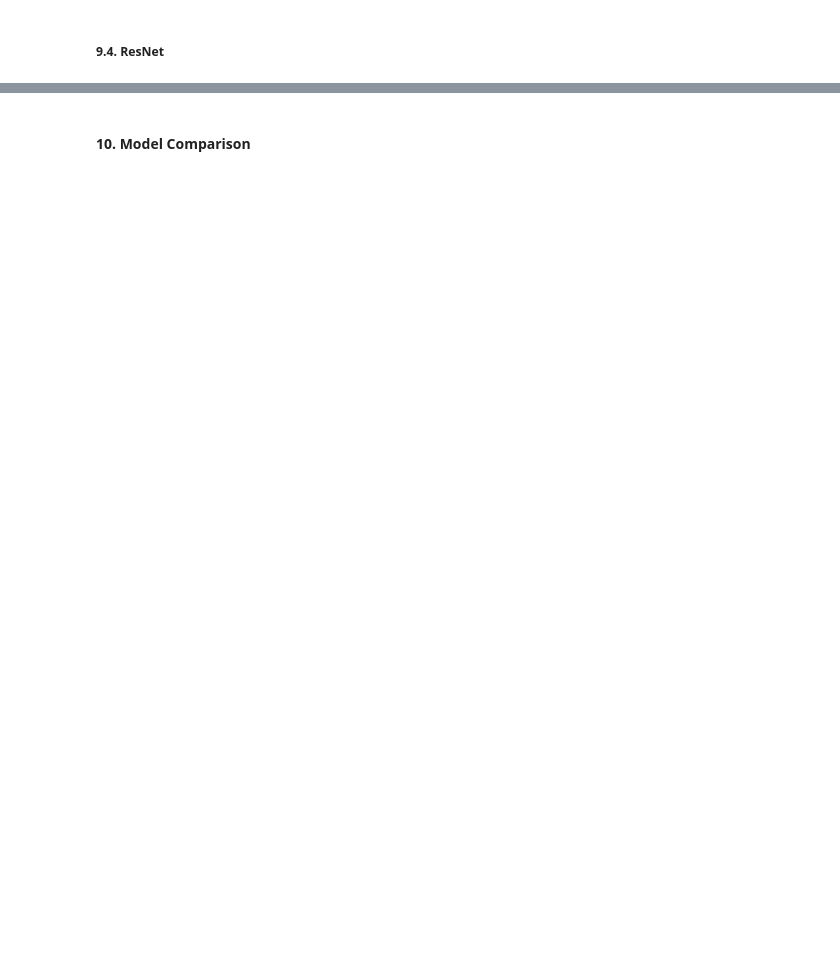
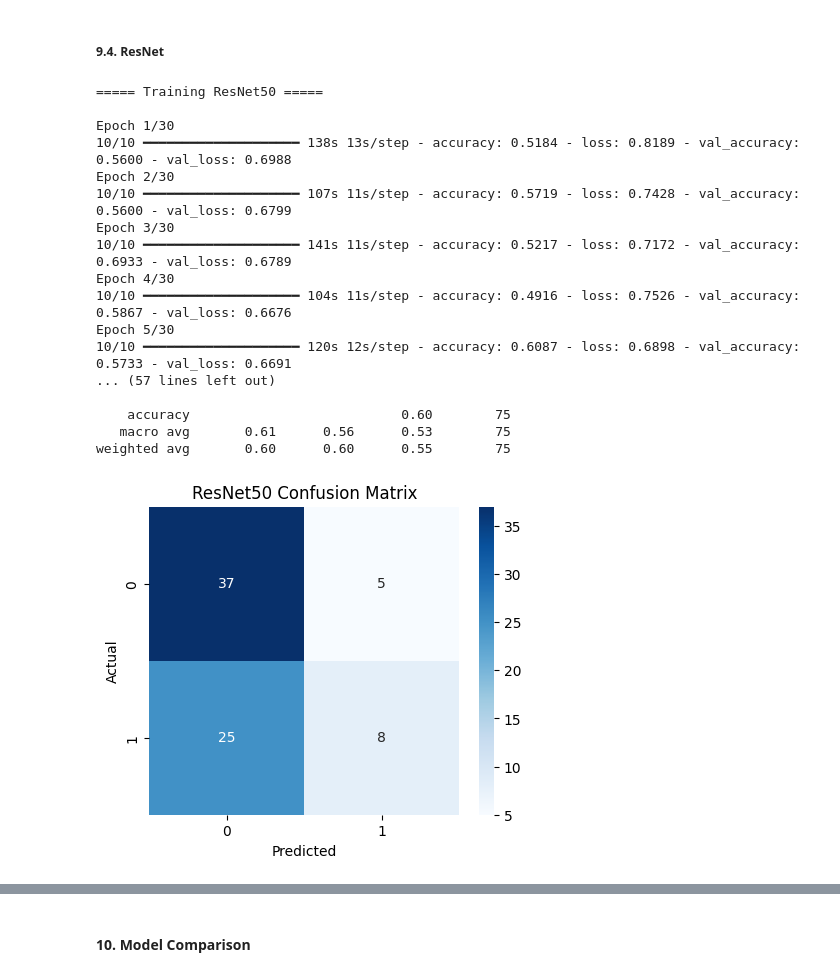
Before and after one commit to Houk-Y/Fall-Detection, a Jupyter notebook: fall_detection.ipynb, the cells around one changed output, grey strips where cells are left out. Saved outputs shown, nothing was run; the diff lists cells and outputs as text; code cells hidden in the pictures; blank space fills up the shorter version.

```diff
--- a/fall_detection.ipynb
+++ b/fall_detection.ipynb
@@ -274,6 +307,6 @@ def build_efficientnet():
 # %%
-def build_resnet():
-    base = ResNet50(weights="imagenet", include_top=False, input_shape=(256,256,3))
+def create_resnet_model(input_shape):
+    base = ResNet50(weights="imagenet", include_top=False, input_shape=input_shape)
     base.trainable = False
 
     model = models.Sequential([
@@ -288,3 +321,7 @@ def build_resnet():
                   loss="binary_crossentropy",
                   metrics=["accuracy"])
     return model
+
+# Create the model and print summary
+resnet_model = create_resnet_model(input_shape)
+resnet_model.summary()
@@ -317,8 +449,27 @@ clear_memory()
 # %% [markdown]
 ##### 9.4. ResNet
 # %%
-model = build_resnet()
+model = create_resnet_model(input_shape)
 model = train_model(model, "ResNet50")
-model.save("resnet_model.h5")
+model.save(os.path.join(dataset_path, "resnet_model.h5"))
 
 clear_memory()
+# %% [output]
+===== Training ResNet50 =====
+
+Epoch 1/30
+10/10 ━━━━━━━━━━━━━━━━━━━━ 138s 13s/step - accuracy: 0.5184 - loss: 0.8189 - val_accuracy: 0.5600 - val_loss: 0.6988
+Epoch 2/30
+10/10 ━━━━━━━━━━━━━━━━━━━━ 107s 11s/step - accuracy: 0.5719 - loss: 0.7428 - val_accuracy: 0.5600 - val_loss: 0.6799
+Epoch 3/30
+10/10 ━━━━━━━━━━━━━━━━━━━━ 141s 11s/step - accuracy: 0.5217 - loss: 0.7172 - val_accuracy: 0.6933 - val_loss: 0.6789
+Epoch 4/30
+10/10 ━━━━━━━━━━━━━━━━━━━━ 104s 11s/step - accuracy: 0.4916 - loss: 0.7526 - val_accuracy: 0.5867 - val_loss: 0.6676
+Epoch 5/30
+10/10 ━━━━━━━━━━━━━━━━━━━━ 120s 12s/step - accuracy: 0.6087 - loss: 0.6898 - val_accuracy: 0.5733 - val_loss: 0.6691
+... (57 lines left out)
+
+    accuracy                           0.60        75
+   macro avg       0.61      0.56      0.53        75
+weighted avg       0.60      0.60      0.55        75
+[figure, added]
```
Also changed, not shown: parts of 21 cells of this notebook, 5 other files.
